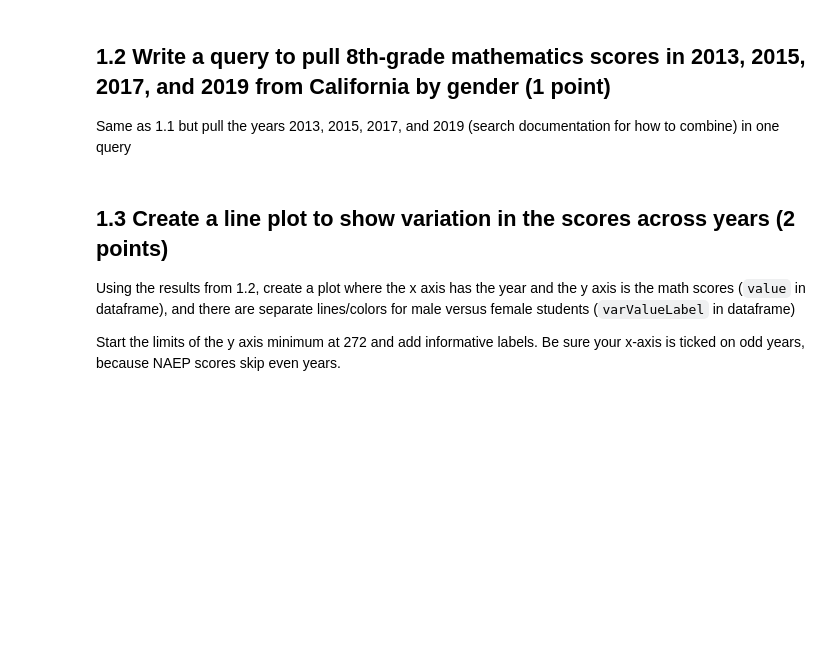
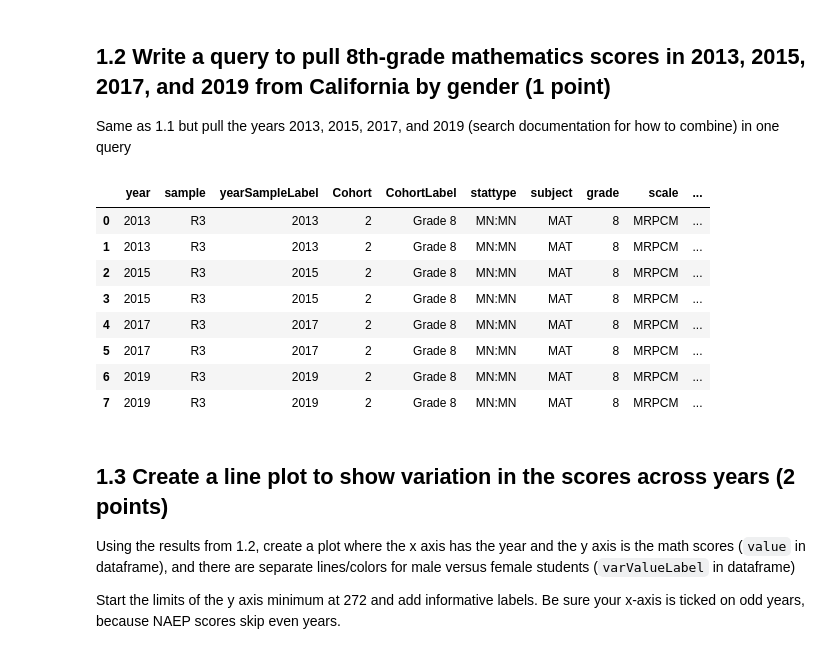
Before and after one commit to herbertfreeze/QSS20_S24, a Jupyter notebook: problemsets/pset4/pset4_blank.ipynb, the cells around one changed output. Saved outputs shown, nothing was run; the diff lists cells and outputs as text; code cells hidden in the pictures; blank space fills up the shorter version.

```diff
--- a/problemsets/pset4/pset4_blank.ipynb
+++ b/problemsets/pset4/pset4_blank.ipynb
@@ -109,0 +108,22 @@ Print the output in dataframe format and briefly interpret; what do scores look
+# %%
+# your code here
+base_query = ("https://www.nationsreportcard.gov/Dataservice/GetAdhocData.aspx?type=data"
+            "&subject={subject}"
+            "&subscale={subscale}"
+            "&grade={grade}"
+            "&Year={year}"
+            "&variable={var}"
+            "&jurisdiction={jurisdiction}"
+            "&stattype={stattype}"
+           )
+
+
+query = (base_query).format(subject = "mathematics",
+                         subscale = "MRPCM",
+                         grade = "8",
+                         year = "2015",
+                         var = "GENDER",
+                         jurisdiction = "CA",
+                         stattype = "MN:MN")
+
+pd.DataFrame(requests.get(query).json()['result'])
@@ -116,3 +138,26 @@ Same as 1.1 but pull the years 2013, 2015, 2017, and 2019 (search documentation
+# %%
+# your code here
+
+multi_year_query = (base_query).format(subject = "mathematics",
+                         subscale = "MRPCM",
+                         grade = "8",
+                         year = "2013,2015,2017,2019",
+                         var = "GENDER",
+                         jurisdiction = "CA",
+                         stattype = "MN:MN")
+
+math_scores = pd.DataFrame(requests.get(multi_year_query).json()['result'])
+math_scores
+# %% [output]
+|  | year | sample | yearSampleLabel | Cohort | CohortLabel | stattype | subject | grade | scale | ... |
+| 0 | 2013 | R3 | 2013 | 2 | Grade 8 | MN:MN | MAT | 8 | MRPCM | ... |
+| 1 | 2013 | R3 | 2013 | 2 | Grade 8 | MN:MN | MAT | 8 | MRPCM | ... |
+| 2 | 2015 | R3 | 2015 | 2 | Grade 8 | MN:MN | MAT | 8 | MRPCM | ... |
+| 3 | 2015 | R3 | 2015 | 2 | Grade 8 | MN:MN | MAT | 8 | MRPCM | ... |
+| 4 | 2017 | R3 | 2017 | 2 | Grade 8 | MN:MN | MAT | 8 | MRPCM | ... |
+| 5 | 2017 | R3 | 2017 | 2 | Grade 8 | MN:MN | MAT | 8 | MRPCM | ... |
+| 6 | 2019 | R3 | 2019 | 2 | Grade 8 | MN:MN | MAT | 8 | MRPCM | ... |
+| 7 | 2019 | R3 | 2019 | 2 | Grade 8 | MN:MN | MAT | 8 | MRPCM | ... |
 # %% [markdown]
 ## 1.3 Create a line plot to show variation in the scores across years (2 points)
 
```
Also changed, not shown: parts of 16 cells of this notebook, 2 other files.
